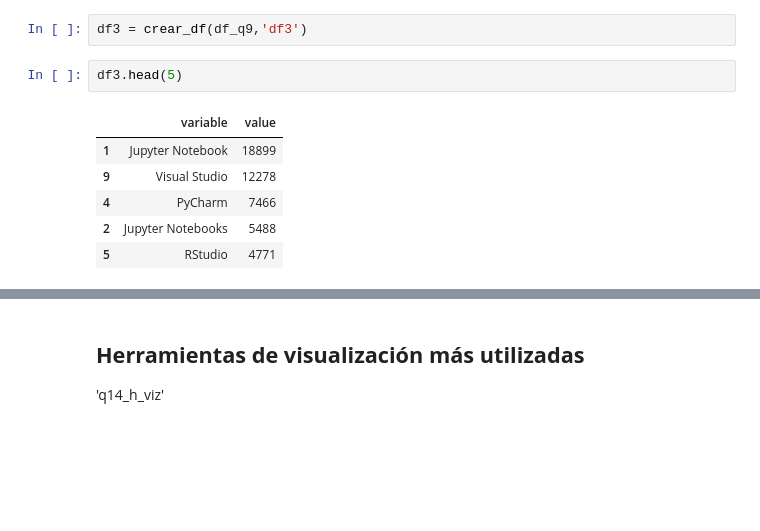
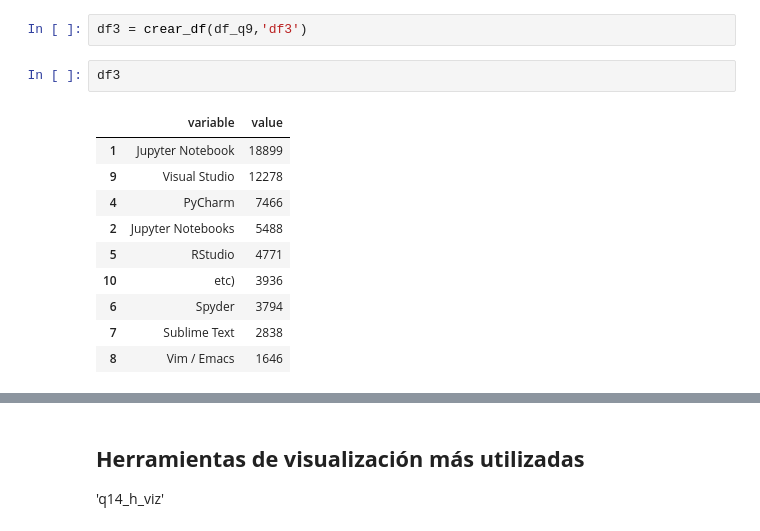
Before and after one commit to Adalab/project2-da-promo-c-modulo-2-team4, a Jupyter notebook: 04- Preguntas/4.3. Pregunta3_i.ipynb, the cells around one changed output, grey strips where cells are left out. Saved outputs shown, nothing was run; the diff lists cells and outputs as text; blank space fills up the shorter version.

```diff
--- a/04- Preguntas/4.3. Pregunta3_i.ipynb
+++ b/04- Preguntas/4.3. Pregunta3_i.ipynb
@@ -654,11 +650,15 @@ def crear_df(df,df_nuevo): # La función recibe el nombre del dataframe sobre el
 # %%
 df3 = crear_df(df_q9,'df3')
 # %%
-df3.head(5)
+df3
 # %% [output]
 |  | variable | value |
 | 1 | Jupyter Notebook | 18899 |
 | 9 | Visual Studio | 12278 |
 | 4 | PyCharm | 7466 |
 | 2 | Jupyter Notebooks | 5488 |
 | 5 | RStudio | 4771 |
+| 10 | etc) | 3936 |
+| 6 | Spyder | 3794 |
+| 7 | Sublime Text | 2838 |
+| 8 | Vim / Emacs | 1646 |
```
Also changed, not shown: parts of 19 cells of this notebook, 1 other file.
